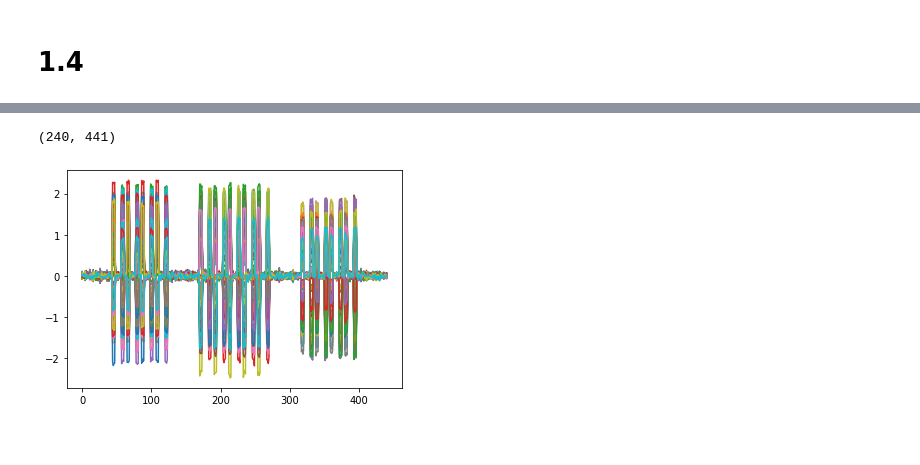
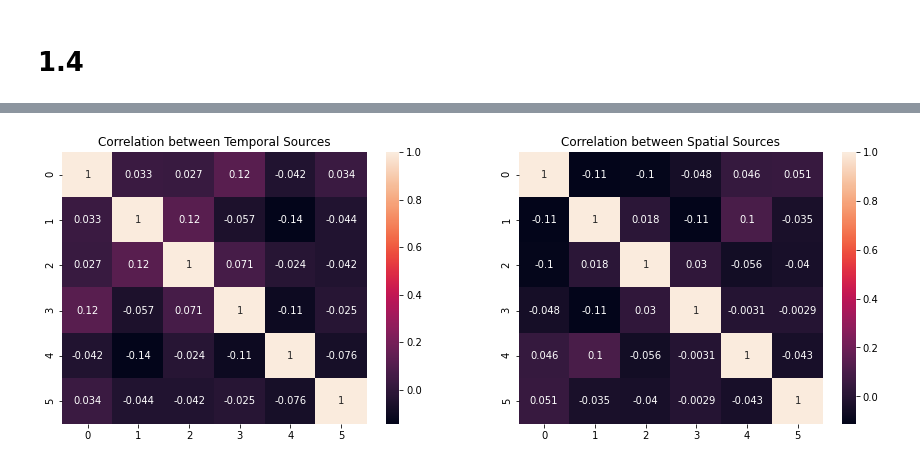
Before and after one commit to jsutrisno/mast30034_assignment_1, a Jupyter notebook: Assignment 1 Code.ipynb, the cells around one changed output, grey strips where cells are left out. Cells and saved outputs as stored; diff of their text form; code cells hidden in the pictures.

```diff
--- a/Assignment 1 Code.ipynb
+++ b/Assignment 1 Code.ipynb
@@ -168,13 +139,19 @@ X=np.dot(A.T,B)
-# %%
-X.shape
-# %% [output]
-(240, 441)
-# %%
-from random import randint
-
-plt.subplot()
-for i in range(100):
-    value = randint(0,239)
-    plt.plot(X[value])
-# %% [output]
-[figure, removed]
+# %%
+#create temporal and spatial noise sources
+
+temporal_source=np.random.normal(0,sqrt(0.25),(240,6))
+spatial_source=np.random.normal(0,sqrt(0.015),(6,441))
+# %%
+#correlation amongst temporal and spatial noise sources
+
+temp_corr = np.corrcoef(temporal_source,rowvar=False)
+spat_corr = np.corrcoef(spatial_source)
+# %%
+#plot correlation map between temporal and spatial sources
+
+fig, axs = plt.subplots(1,2, figsize = (15,5))
+sns.heatmap(temp_corr,annot=True, ax=axs[0]).set_title("Correlation between Temporal Sources")
+sns.heatmap(spat_corr, annot=True,ax=axs[1]).set_title("Correlation between Spatial Sources")
+plt.savefig("plots/question_1_4.jpg")
+# %% [output]
+[figure, added]
```
Also changed, not shown: parts of 69 cells of this notebook, 17 other files.
